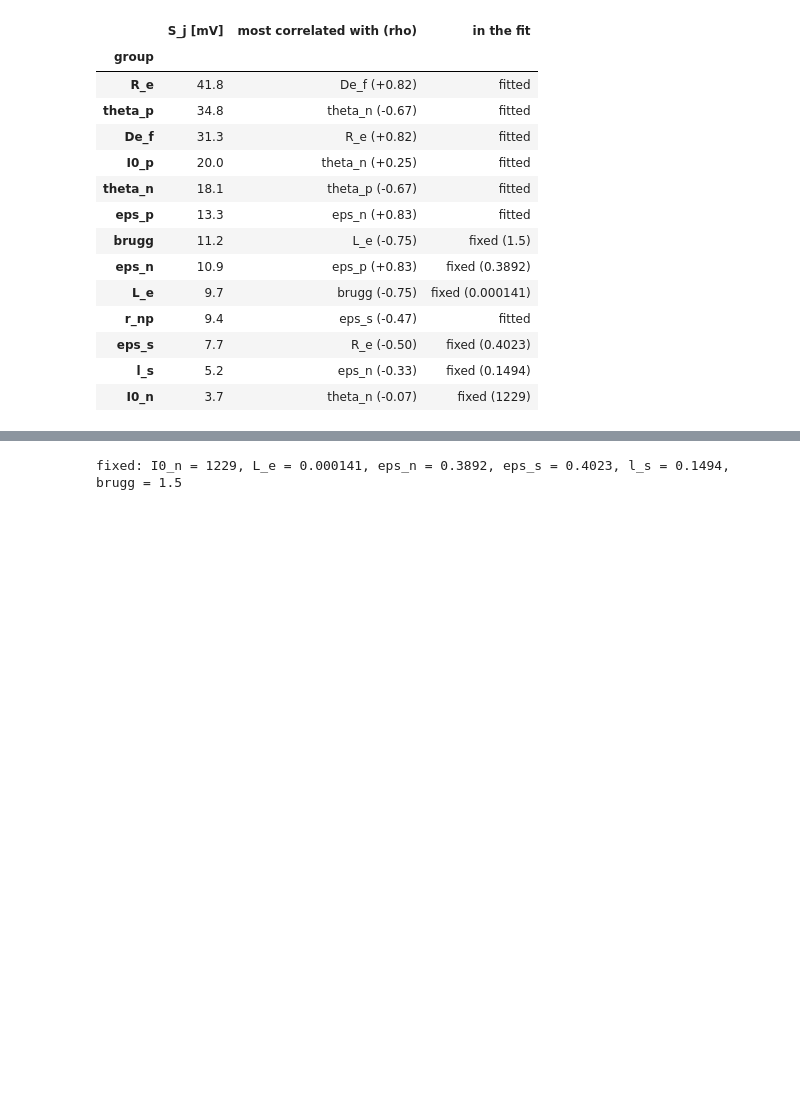
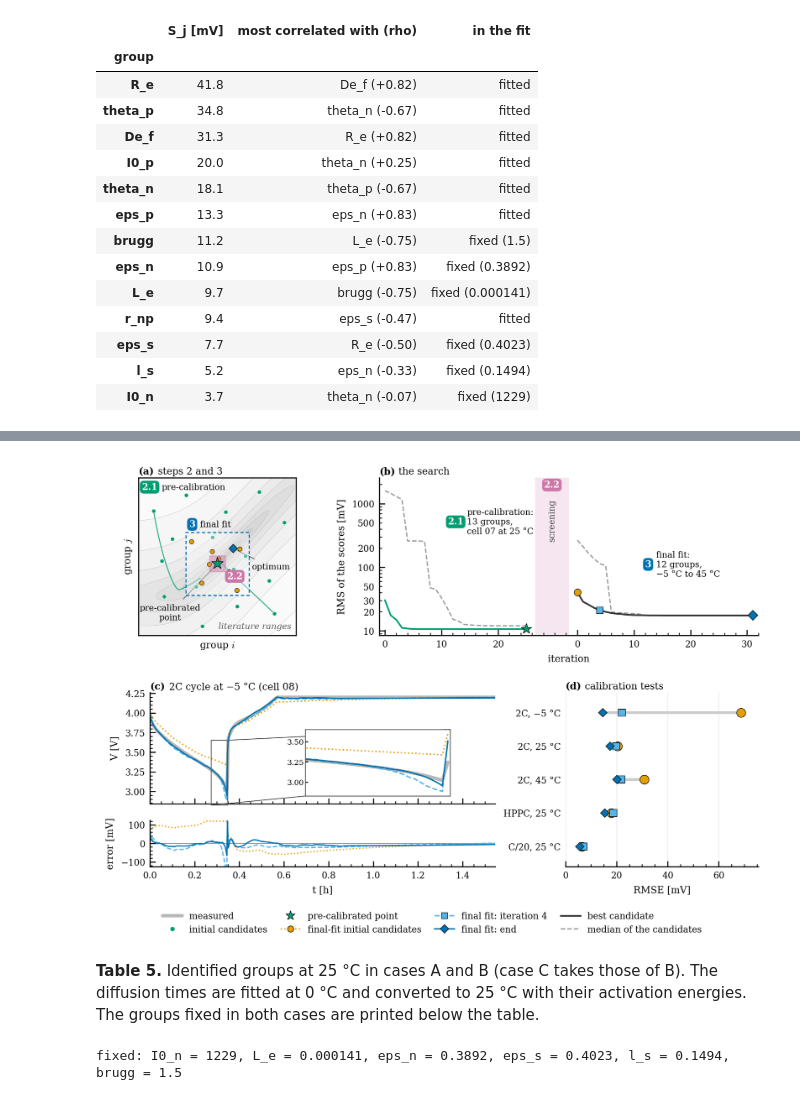
Before and after one commit to alehrx/P2D-LE-From-Cycler-Data, a Jupyter notebook: paper_notebook.ipynb, the cells around one changed output, grey strips where cells are left out. Cells and saved outputs as stored; diff of their text form; code cells hidden in the pictures; blank space fills up the shorter version.

```diff
--- a/paper_notebook.ipynb
+++ b/paper_notebook.ipynb
@@ -132,3 +141,10 @@ pd.DataFrame(rows).set_index('group').sort_values('S_j [mV]', ascending=False).r
+# %%
+paper_figure('fig_fit_progress.py', 'fig8_fit_progress')
+# %% [output]
+[figure, added]
+# %% [markdown]
+**Table 5.** Identified groups at 25 °C in cases A and B (case C takes those of B). The diffusion times are fitted at
+0 °C and converted to 25 °C with their activation energies. The groups fixed in both cases are printed below the table.
 # %%
 if RUN_FITS:
     subprocess.run([sys.executable, 'scripts/fit_lm.py', 'configs/fitB.json', '--fresh'], check=True, cwd=ROOT)
```
Also changed, not shown: parts of 12 cells of this notebook, 42 other files.
